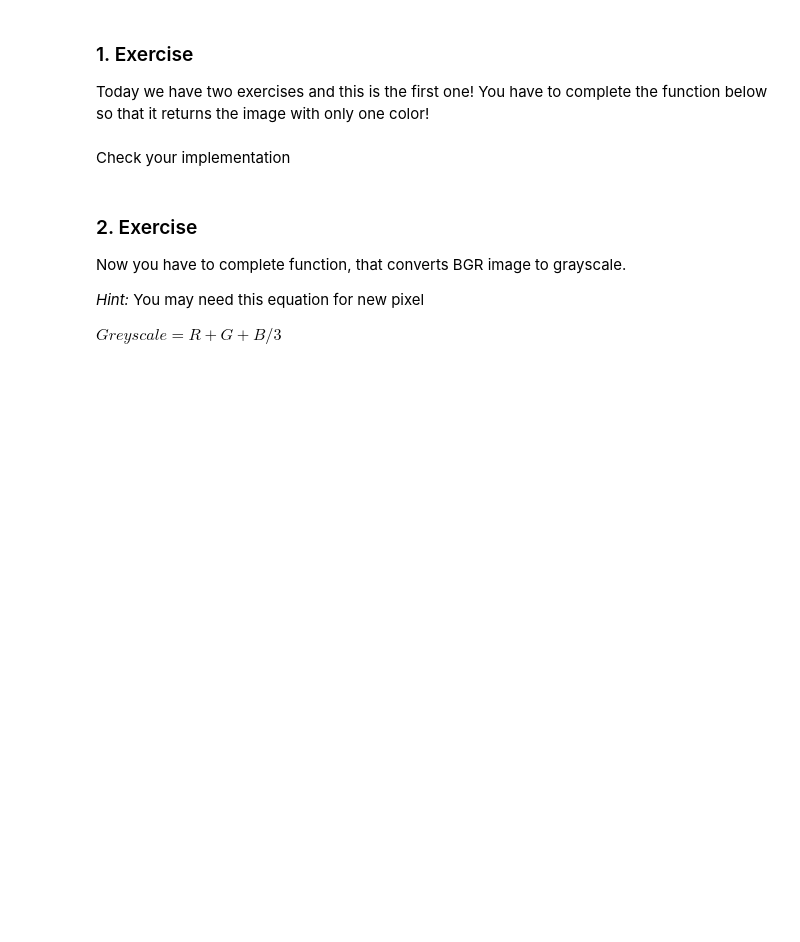
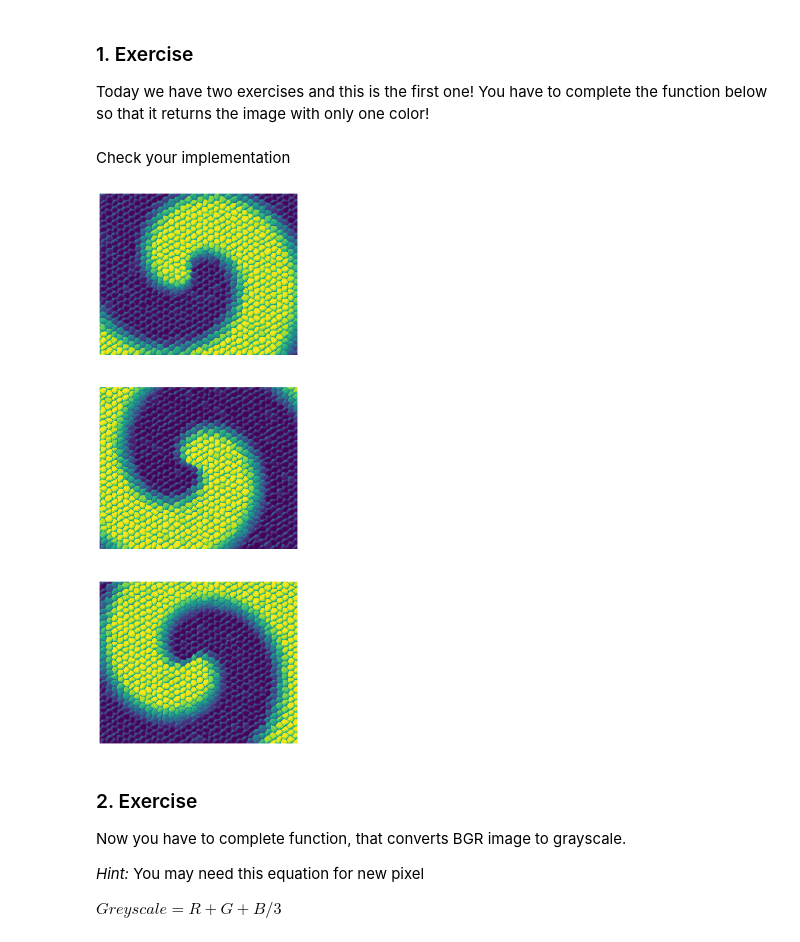
Before and after one commit to twrdyyy/bit_computer_vision, a Jupyter notebook: lab1/introduction.ipynb, the cells around one changed output. Saved outputs shown, nothing was run; the diff lists cells and outputs as text; code cells hidden in the pictures; blank space fills up the shorter version.

```diff
--- a/lab1/introduction.ipynb
+++ b/lab1/introduction.ipynb
@@ -66,6 +99,8 @@ Today we have two exercises and this is the first one!
 You have to complete the function below so that it returns the image
 with only one color!
 # %%
+import numpy as np
+
 def get_one_color(image : list,
                   color : int) -> list:
     """
@@ -76,29 +111,32 @@ def get_one_color(image : list,
                   RED = 2
     :return: image with only one color
     """
+    return image[:, :, color]
 
-    raise NotImplementedError("Implement get_one_color function!")
+#     raise NotImplementedError("Implement get_one_color function!")
 # %% [markdown]
 Check your implementation
 # %%
 BLUE = 0
 GREEN = 1
 RED = 2
 
 plt.figure(figsize=(20, 20))
 plt.subplot(311)
-one_color_img = get_one_color(img, color=BLUE)
-plt.imshow(one_color_img, cmap='gray')
+one_color_img = get_one_color(img.copy(), color=BLUE)
+plt.imshow(one_color_img)
 plt.axis('off')
 plt.subplot(312)
-one_color_img = get_one_color(img, color=GREEN)
-plt.imshow(one_color_img, cmap='gray')
+one_color_img = get_one_color(img.copy(), color=GREEN)
+plt.imshow(one_color_img)
 plt.axis('off')
 plt.subplot(313)
-one_color_img = get_one_color(img, color=RED)
-plt.imshow(one_color_img, cmap='gray')
+one_color_img = get_one_color(img.copy(), color=RED)
+plt.imshow(one_color_img)
 plt.axis('off')
 plt.show()
+# %% [output]
+[figure, added]
 # %% [markdown]
 ### 2. Exercise
 
```
Also changed, not shown: parts of 13 cells of this notebook, 7 other files.
